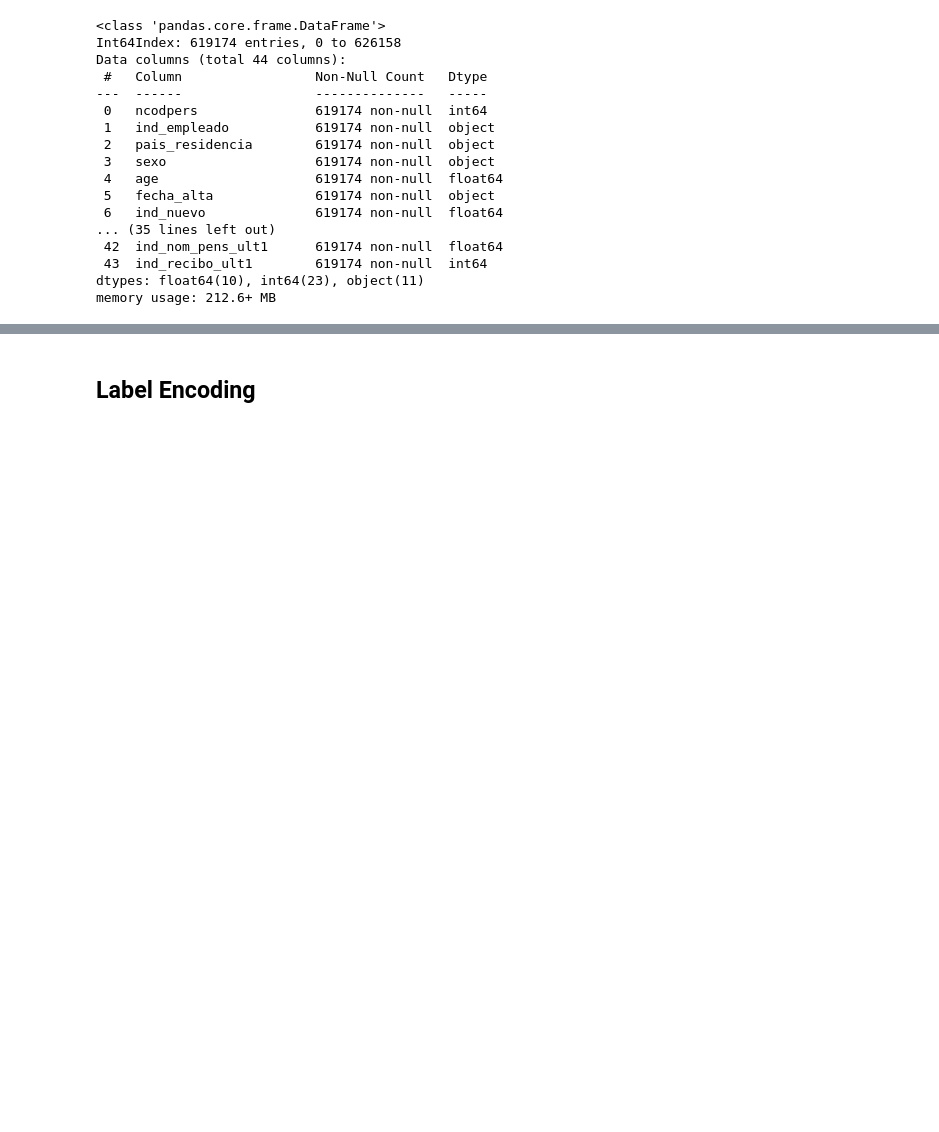
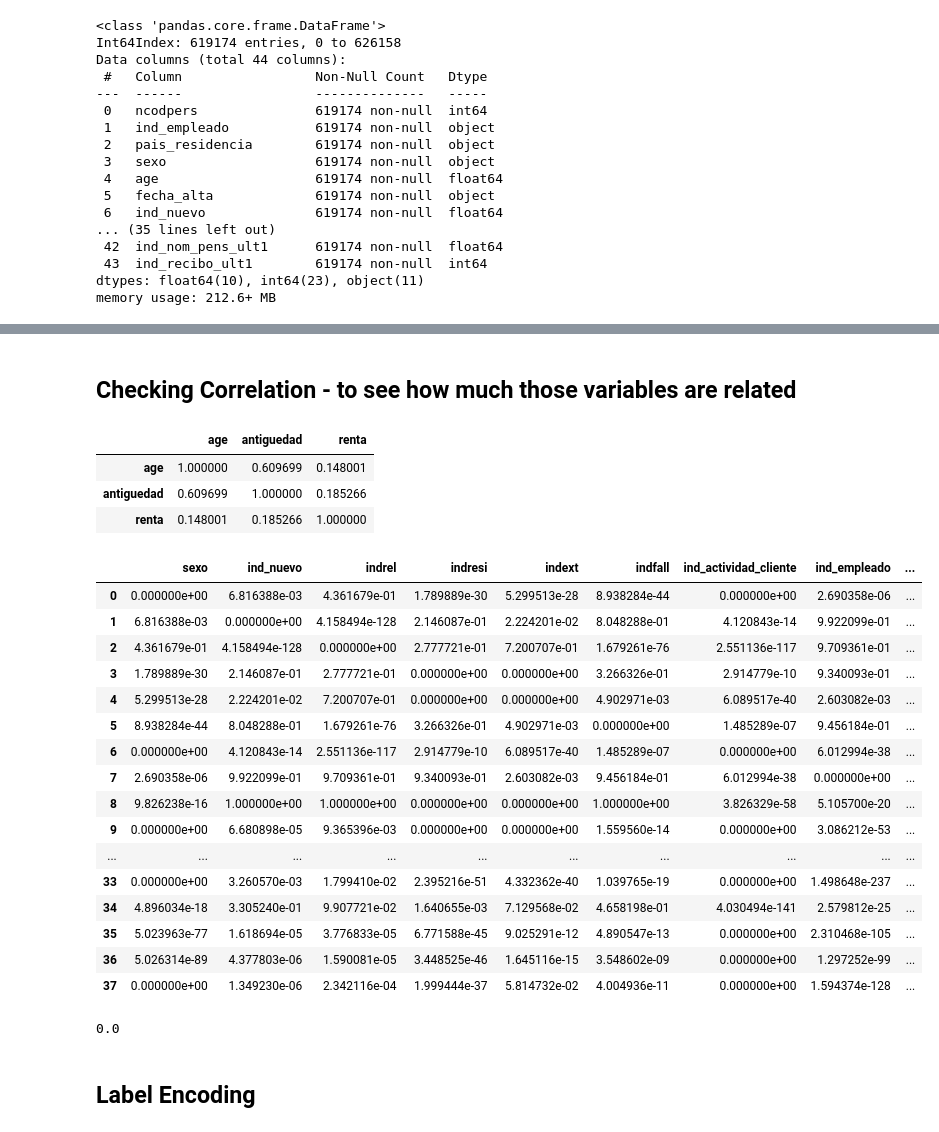
Before and after one commit to shelovescode000/CustomerSegmentationProject, a Jupyter notebook: Customer Segmentation.ipynb, the cells around one changed output, grey strips where cells are left out. Drawn from its saved outputs; the diff is of its cells as text; code cells hidden in the pictures; blank space fills up the shorter version.

Commit message:
outliers_correlation

```diff
--- a/Customer Segmentation.ipynb
+++ b/Customer Segmentation.ipynb
@@ -362,0 +364,11 @@ newdata['fecha_alta_year'] = newdata['fecha_alta_year'].round(0).astype(int)
+# %%
+newdata = newdata[((newdata['age'] < lowbound_age)|(newdata['age'] > upperbound_age))==False]
+# %%
+#remove outliers in renta
+q1_renta = newdata['renta'].quantile(0.25)
+q3_renta = newdata['renta'].quantile(0.75)
+iqr_renta = q3_renta - q1_renta
+lowbound_renta = q1_renta - 1.5*iqr_renta
+upperbound_renta = q3_renta + 1.5*iqr_renta
+# %%
+newdata = newdata[((newdata['renta'] < lowbound_renta)|(newdata['renta'] > upperbound_renta))==False]
@@ -362,0 +391,12 @@ newdata['fecha_alta_year'] = newdata['fecha_alta_year'].round(0).astype(int)
+# %% [markdown]
+## Checking Correlation - to see how much those variables  are related
+# %%
+#relationship between the numeric variables
+index_numeric = ['age','antiguedad', 'renta']
+df_numeric = newdata[index_numeric]
+df_numeric.corr()  #make sense antiguedad describes customer seniority thus it is related to age.
+# %% [output]
+|  | age | antiguedad | renta |
+| age | 1.000000 | 0.609699 | 0.148001 |
+| antiguedad | 0.609699 | 1.000000 | 0.185266 |
+| renta | 0.148001 | 0.185266 | 1.000000 |
@@ -363,2 +407,39 @@ newdata['fecha_alta_year'] = newdata['fecha_alta_year'].round(0).astype(int)
+# %%
+def correlation(a,b):
+    c,p,dof,expected = chi2_contingency(pd.crosstab(a,b))
+    return(p)
+# %%
+corr_df = pd.DataFrame()
+plist = []
+for name in all_cat_vars:
+    for i in all_cat_vars:
+        p = correlation(newdata[name], newdata[i])
+        plist.append(p)
+    corr_df[name]=plist
+    plist = []
+
+corr_df
+# %% [output]
+|  | sexo | ind_nuevo | indrel | indresi | indext | indfall | ind_actividad_cliente | ind_empleado | ... |
+| 0 | 0.000000e+00 | 6.816388e-03 | 4.361679e-01 | 1.789889e-30 | 5.299513e-28 | 8.938284e-44 | 0.000000e+00 | 2.690358e-06 | ... |
+| 1 | 6.816388e-03 | 0.000000e+00 | 4.158494e-128 | 2.146087e-01 | 2.224201e-02 | 8.048288e-01 | 4.120843e-14 | 9.922099e-01 | ... |
+| 2 | 4.361679e-01 | 4.158494e-128 | 0.000000e+00 | 2.777721e-01 | 7.200707e-01 | 1.679261e-76 | 2.551136e-117 | 9.709361e-01 | ... |
+| 3 | 1.789889e-30 | 2.146087e-01 | 2.777721e-01 | 0.000000e+00 | 0.000000e+00 | 3.266326e-01 | 2.914779e-10 | 9.340093e-01 | ... |
+| 4 | 5.299513e-28 | 2.224201e-02 | 7.200707e-01 | 0.000000e+00 | 0.000000e+00 | 4.902971e-03 | 6.089517e-40 | 2.603082e-03 | ... |
+| 5 | 8.938284e-44 | 8.048288e-01 | 1.679261e-76 | 3.266326e-01 | 4.902971e-03 | 0.000000e+00 | 1.485289e-07 | 9.456184e-01 | ... |
+| 6 | 0.000000e+00 | 4.120843e-14 | 2.551136e-117 | 2.914779e-10 | 6.089517e-40 | 1.485289e-07 | 0.000000e+00 | 6.012994e-38 | ... |
+| 7 | 2.690358e-06 | 9.922099e-01 | 9.709361e-01 | 9.340093e-01 | 2.603082e-03 | 9.456184e-01 | 6.012994e-38 | 0.000000e+00 | ... |
+| 8 | 9.826238e-16 | 1.000000e+00 | 1.000000e+00 | 0.000000e+00 | 0.000000e+00 | 1.000000e+00 | 3.826329e-58 | 5.105700e-20 | ... |
+| 9 | 0.000000e+00 | 6.680898e-05 | 9.365396e-03 | 0.000000e+00 | 0.000000e+00 | 1.559560e-14 | 0.000000e+00 | 3.086212e-53 | ... |
+| ... | ... | ... | ... | ... | ... | ... | ... | ... | ... |
+| 33 | 0.000000e+00 | 3.260570e-03 | 1.799410e-02 | 2.395216e-51 | 4.332362e-40 | 1.039765e-19 | 0.000000e+00 | 1.498648e-237 | ... |
+| 34 | 4.896034e-18 | 3.305240e-01 | 9.907721e-02 | 1.640655e-03 | 7.129568e-02 | 4.658198e-01 | 4.030494e-141 | 2.579812e-25 | ... |
+| 35 | 5.023963e-77 | 1.618694e-05 | 3.776833e-05 | 6.771588e-45 | 9.025291e-12 | 4.890547e-13 | 0.000000e+00 | 2.310468e-105 | ... |
+| 36 | 5.026314e-89 | 4.377803e-06 | 1.590081e-05 | 3.448525e-46 | 1.645116e-15 | 3.548602e-09 | 0.000000e+00 | 1.297252e-99 | ... |
+| 37 | 0.000000e+00 | 1.349230e-06 | 2.342116e-04 | 1.999444e-37 | 5.814732e-02 | 4.004936e-11 | 0.000000e+00 | 1.594374e-128 | ... |
+# %%
+correlation(newdata['nomprov'],newdata['cod_prov'])
+# %% [output]
+0.0
 # %% [markdown]
 ## Label Encoding
```
Also changed, not shown: parts of 29 cells of this notebook.
